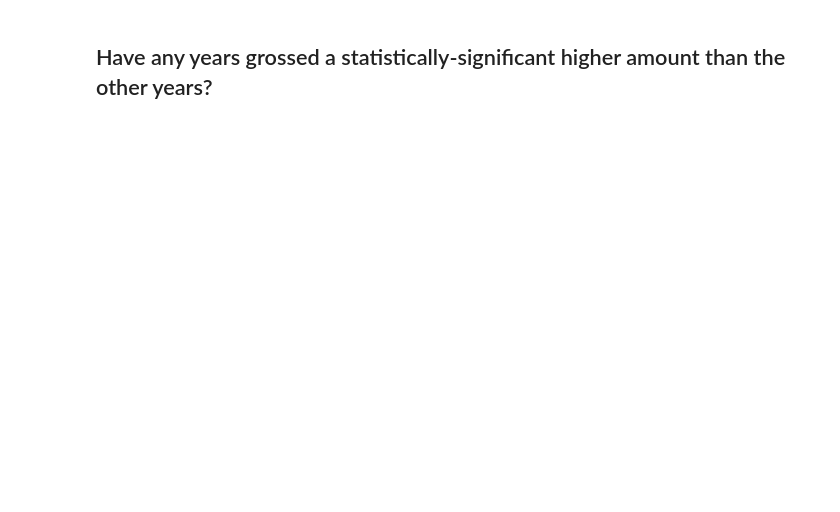
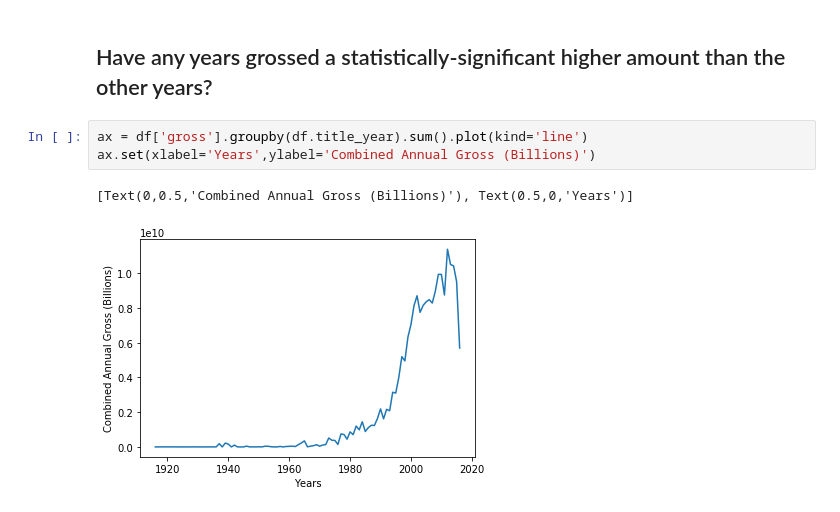
Before and after one commit to GeorgeCloud/data-science, a Jupyter notebook: imdb-notebook.ipynb, the cells around one changed output. Cells and saved outputs as stored; diff of their text form; blank space fills up the shorter version.

```diff
--- a/imdb-notebook.ipynb
+++ b/imdb-notebook.ipynb
@@ -75,2 +112,8 @@ TypeError: 'DataFrame' objects are mutable, thus they cannot be hashed
 # %% [markdown]
 ## Have any years grossed a statistically-significant higher amount than the other years?
+# %%
+ax = df['gross'].groupby(df.title_year).sum().plot(kind='line')
+ax.set(xlabel='Years',ylabel='Combined Annual Gross (Billions)')
+# %% [output]
+[Text(0,0.5,'Combined Annual Gross (Billions)'), Text(0.5,0,'Years')]
+[figure, added]
```
Also changed, not shown: parts of 9 cells of this notebook.
